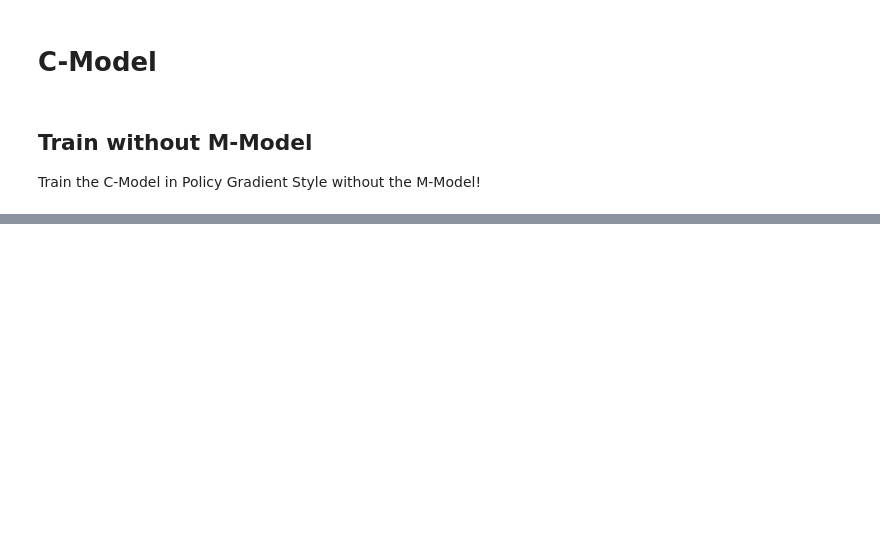
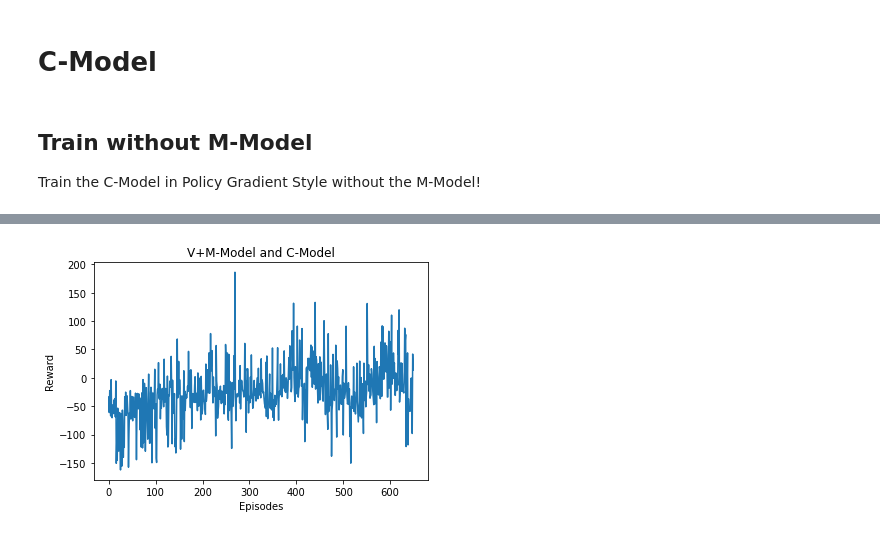
Before and after one commit to BY571/World-Models, a Jupyter notebook: World-Models-Notebook.ipynb, the cells around one changed output, grey strips where cells are left out. Cells and saved outputs as stored; diff of their text form; code cells hidden in the pictures; blank space fills up the shorter version.

```diff
--- a/World-Models-Notebook.ipynb
+++ b/World-Models-Notebook.ipynb
@@ -571,0 +725,8 @@ torch.Size([250, 3])
+# %%
+plt.plot(combined_model_rewards[:650])
+plt.title("V+M-Model and C-Model")
+plt.xlabel("Episodes")
+plt.ylabel("Reward")
+plt.savefig("V+M+C-Training.jpg")
+# %% [output]
+[figure, added]
```
Also changed, not shown: parts of 24 cells of this notebook, 2 other files.
